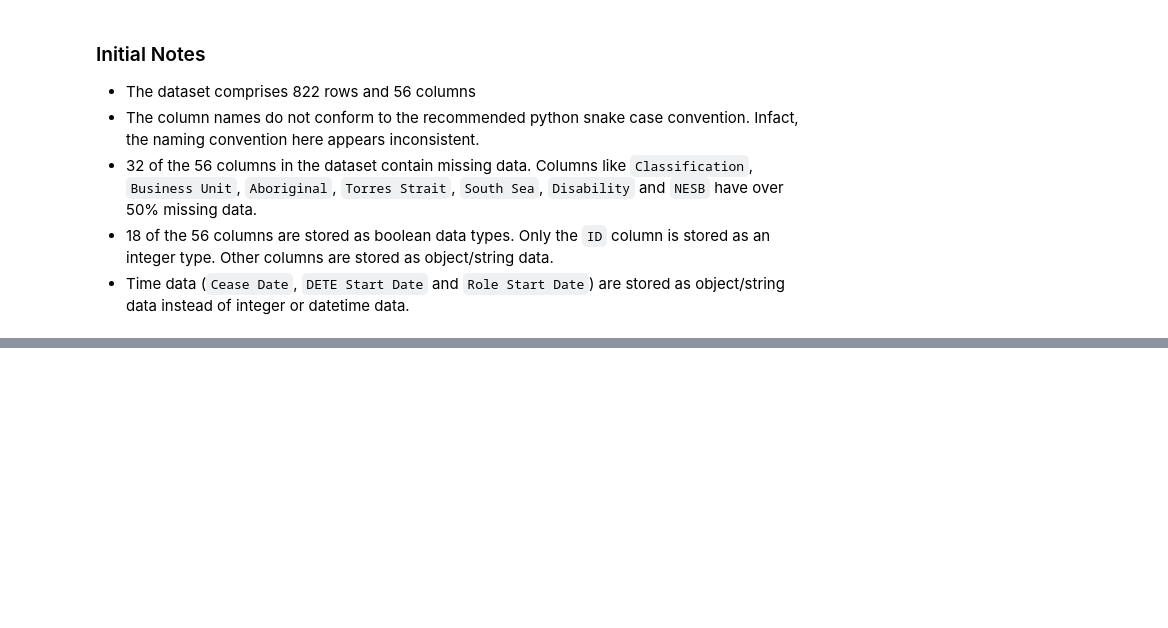
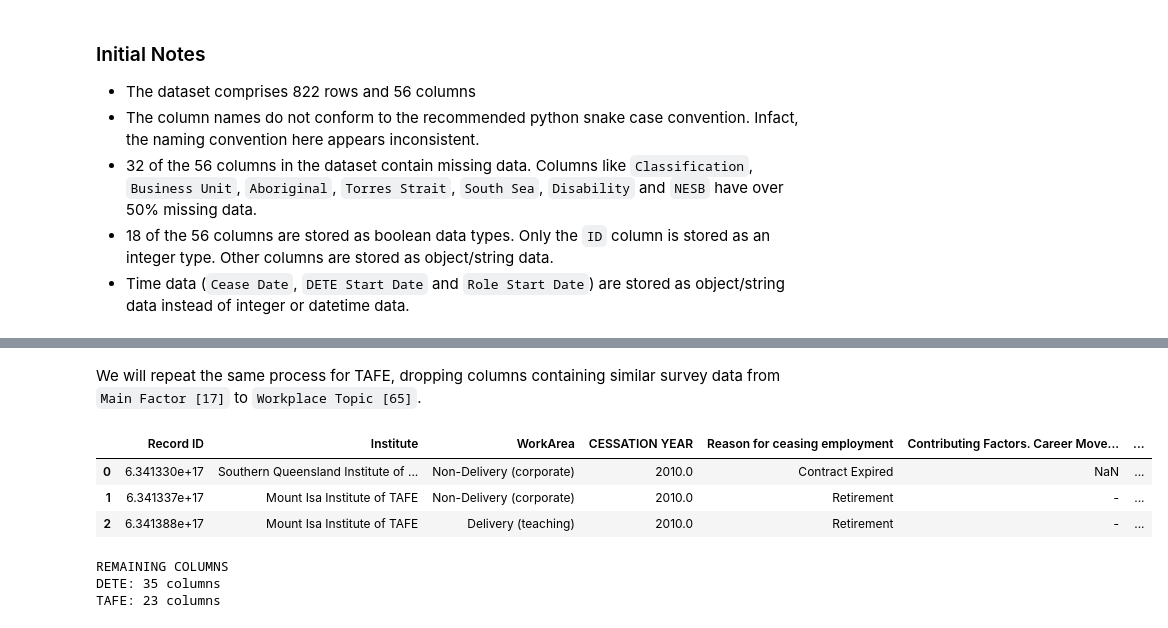
Before and after one commit to Lippins/Employee_exit_surveys, a Jupyter notebook: notebook.ipynb, the cells around one changed output, grey strips where cells are left out. Drawn from its saved outputs; the diff is of its cells as text; code cells hidden in the pictures; blank space fills up the shorter version.

Commit message:
Explore TEFE data

```diff
--- a/notebook.ipynb
+++ b/notebook.ipynb
@@ -160,0 +243,20 @@ memory usage: 395.0+ KB
+# %% [markdown]
+We will repeat the same process for TAFE, dropping columns containing similar survey data from `Main Factor [17]` to `Workplace Topic [65]`.
+# %%
+unwanted_tafe = tafe_survey.columns[17:66]
+
+tafe_survey.drop(unwanted_tafe, axis=1, inplace=True)
+tafe_survey.head(3)
+# %% [output]
+|  | Record ID | Institute | WorkArea | CESSATION YEAR | Reason for ceasing employment | Contributing Factors. Career Move... | ... |
+| 0 | 6.341330e+17 | Southern Queensland Institute of ... | Non-Delivery (corporate) | 2010.0 | Contract Expired | NaN | ... |
+| 1 | 6.341337e+17 | Mount Isa Institute of TAFE | Non-Delivery (corporate) | 2010.0 | Retirement | - | ... |
+| 2 | 6.341388e+17 | Mount Isa Institute of TAFE | Delivery (teaching) | 2010.0 | Retirement | - | ... |
+# %%
+print('\033[1m' + '\033[4m' + 'REMAINING COLUMNS' + '\033[0m')
+print('\033[1m' + '\033[95m' + 'DETE: {} columns'.format(dete_survey.shape[1]) + '\033[0m')
+print('\033[1m' + '\033[94m' + 'TAFE: {} columns'.format(tafe_survey.shape[1]) + '\033[0m')
+# %% [output]
+REMAINING COLUMNS
+DETE: 35 columns
+TAFE: 23 columns
```
Also changed, not shown: parts of 24 cells of this notebook.
